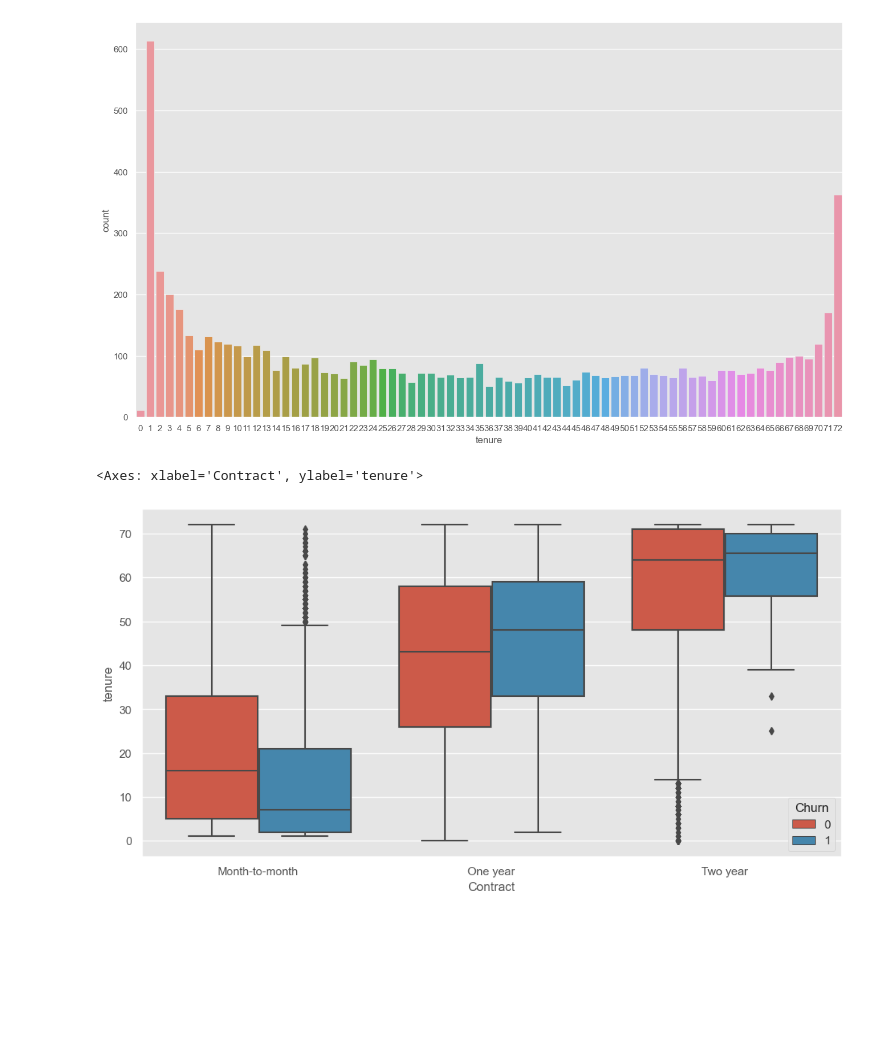
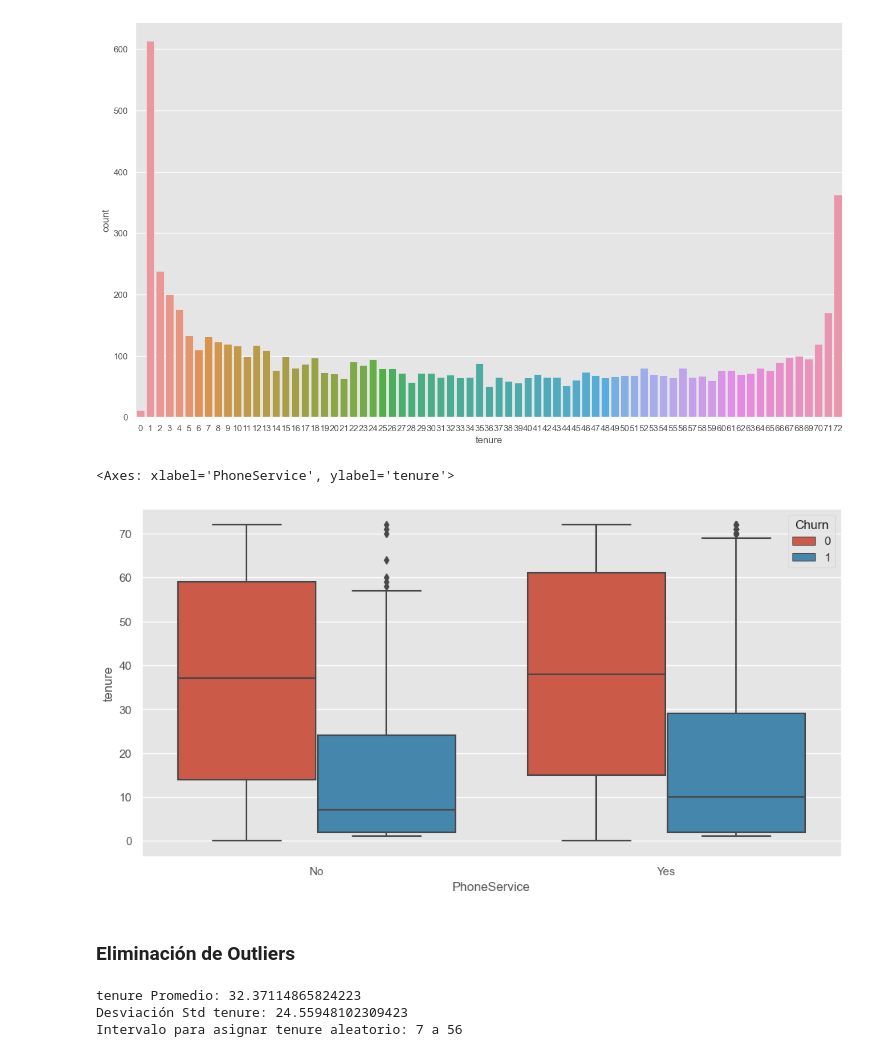
Before and after one commit to jdiegodmeza/ProyectoAnalisisPython, a Jupyter notebook: Trabajo Final_Juan Diego Diaz.ipynb, the cells around one changed output. Drawn from its saved outputs; the diff is of its cells as text; code cells hidden in the pictures; blank space fills up the shorter version.

```diff
--- a/Trabajo Final_Juan Diego Diaz.ipynb
+++ b/Trabajo Final_Juan Diego Diaz.ipynb
@@ -28,3 +32,6 @@ df=pd.read_csv('telecom_customer_churn.csv',sep = ";",encoding = 'utf8')
 df.shape
 # %% [output]
 (7043, 21)
+# %%
+df['SeniorCitizen'] = df['SeniorCitizen'].replace({0: "No", 1 : "Yes"})
+df
@@ -108,3 +141,0 @@ df
-# %%
-df['SeniorCitizen'] = df['SeniorCitizen'].replace({"Yes": 1, 0: "No"})
-df
@@ -537,7 +617,27 @@ sns.countplot(data = df, x = "tenure")
 [figure]
 # %%
 plt.figure(figsize=(12,6))
-sns.boxplot(x="Contract",y="tenure", hue="Churn", data=df)
+sns.boxplot(x="PhoneService",y="tenure", hue="Churn", data=df)
 # %% [output]
-<Axes: xlabel='Contract', ylabel='tenure'>
+<Axes: xlabel='PhoneService', ylabel='tenure'>
-[figure, old version]
+[figure, new version]
+# %% [markdown]
+### Eliminación de Outliers
+# %%
+tenure_avg = df['tenure'].mean()
+tenure_std = df['tenure'].std()
+tenure_null_count = df['tenure'].isnull().sum()
+tenure_null_random_list = np.random.randint(tenure_avg - tenure_std, tenure_avg + tenure_std, size=tenure_null_count)
+
+conValoresNulos = np.isnan(df['tenure'])
+
+df.loc[np.isnan(df['tenure']), 'tenure'] = tenure_null_random_list
+df['tenure'] = df['tenure'].astype(int)
+
+print("tenure Promedio: " + str(tenure_avg))
+print("Desviación Std tenure: " + str(tenure_std))
+print("Intervalo para asignar tenure aleatorio: " + str(int(tenure_avg - tenure_std)) + " a " + str(int(tenure_avg + tenure_std)))
+# %% [output]
+tenure Promedio: 32.37114865824223
+Desviación Std tenure: 24.55948102309423
+Intervalo para asignar tenure aleatorio: 7 a 56
```
Also changed, not shown: parts of 140 cells of this notebook, 4 other files.
